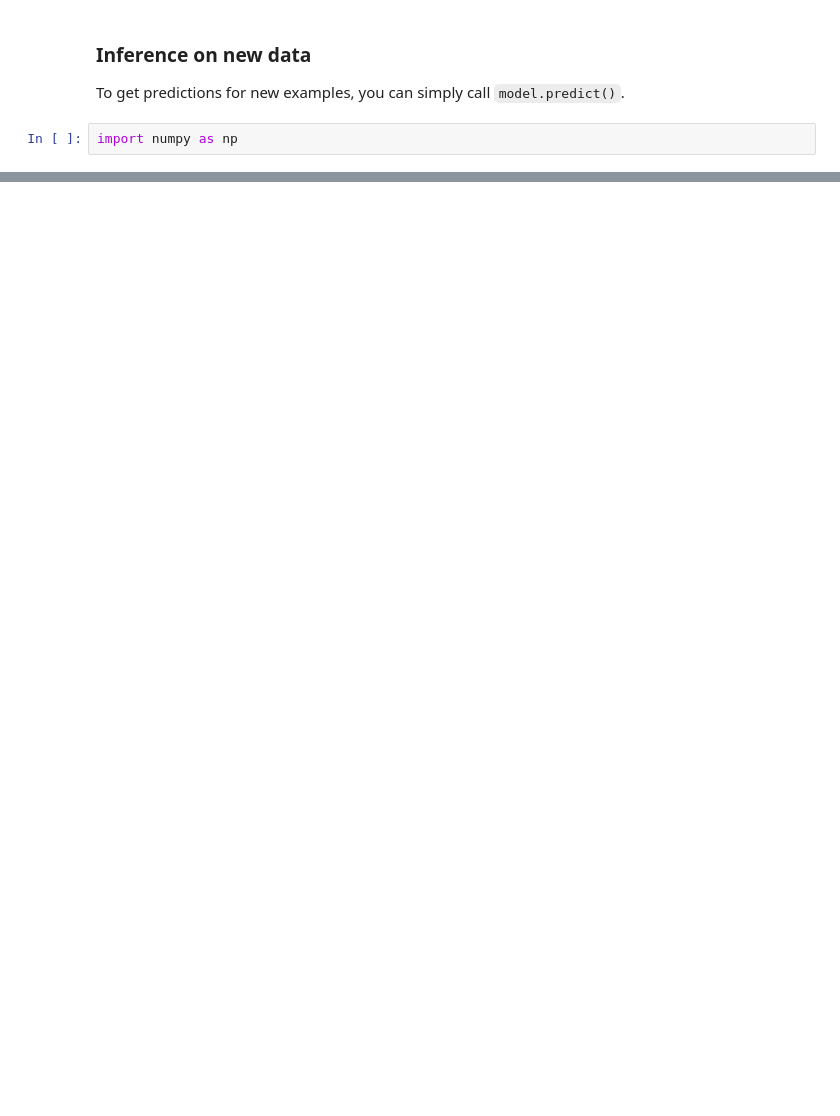
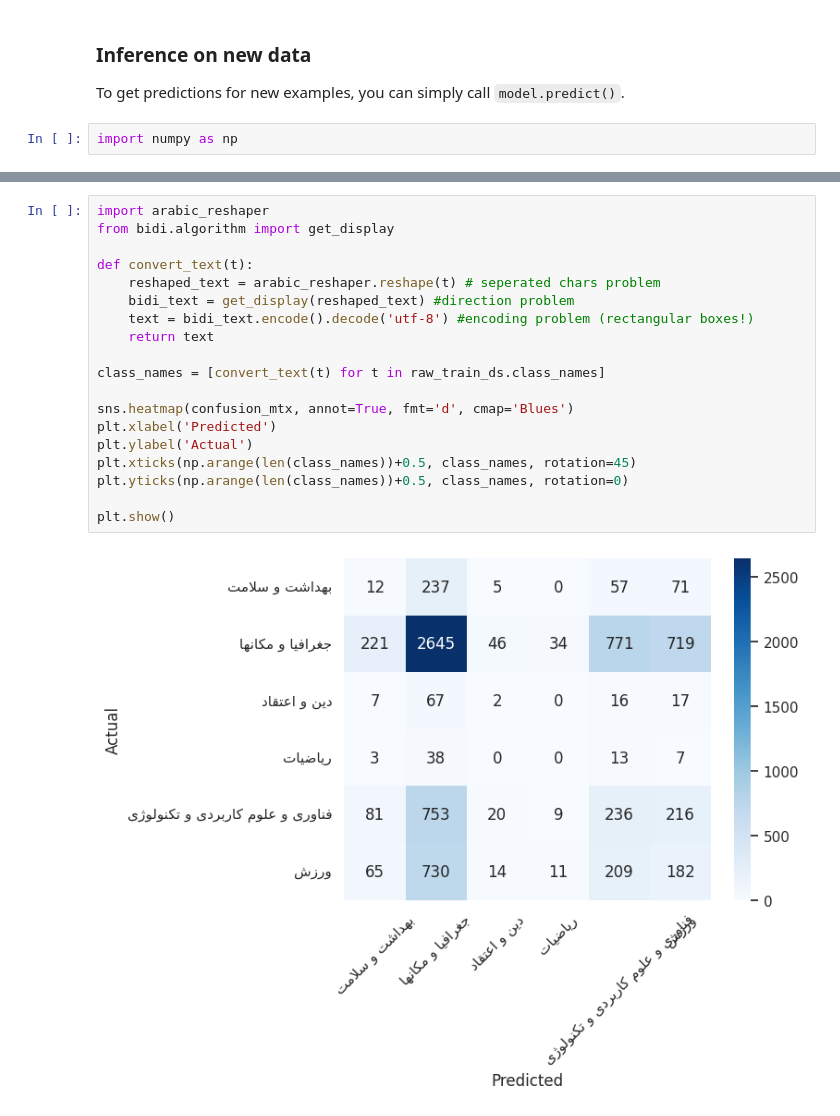
Before and after one commit to Alireza-Akhavan/deeplearning-tensorflow2-notebooks, a Jupyter notebook: 27-text_classification-persian.ipynb, the cells around one changed output, grey strips where cells are left out. Cells and saved outputs as stored; diff of their text form; blank space fills up the shorter version.

```diff
--- a/27-text_classification-persian.ipynb
+++ b/27-text_classification-persian.ipynb
@@ -444,0 +499,21 @@ for r in results:
+# %%
+import arabic_reshaper
+from bidi.algorithm import get_display
+
+def convert_text(t):
+    reshaped_text = arabic_reshaper.reshape(t) # seperated chars problem
+    bidi_text = get_display(reshaped_text) #direction problem
+    text = bidi_text.encode().decode('utf-8') #encoding problem (rectangular boxes!)
+    return text
+
+class_names = [convert_text(t) for t in raw_train_ds.class_names]
+
+sns.heatmap(confusion_mtx, annot=True, fmt='d', cmap='Blues')
+plt.xlabel('Predicted')
+plt.ylabel('Actual')
+plt.xticks(np.arange(len(class_names))+0.5, class_names, rotation=45)
+plt.yticks(np.arange(len(class_names))+0.5, class_names, rotation=0)
+
+plt.show()
+# %% [output]
+[figure, added]
```
Also changed, not shown: parts of 23 cells of this notebook.
